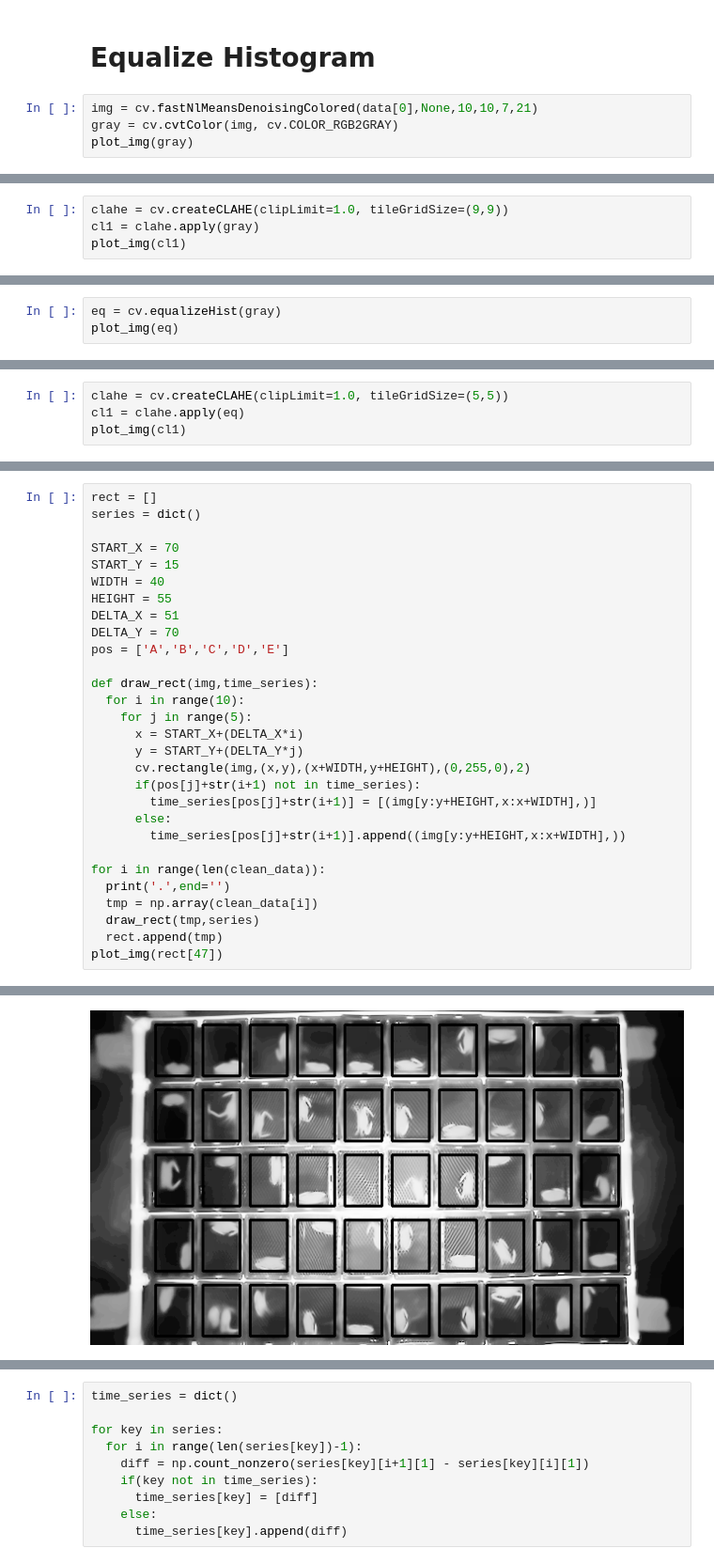
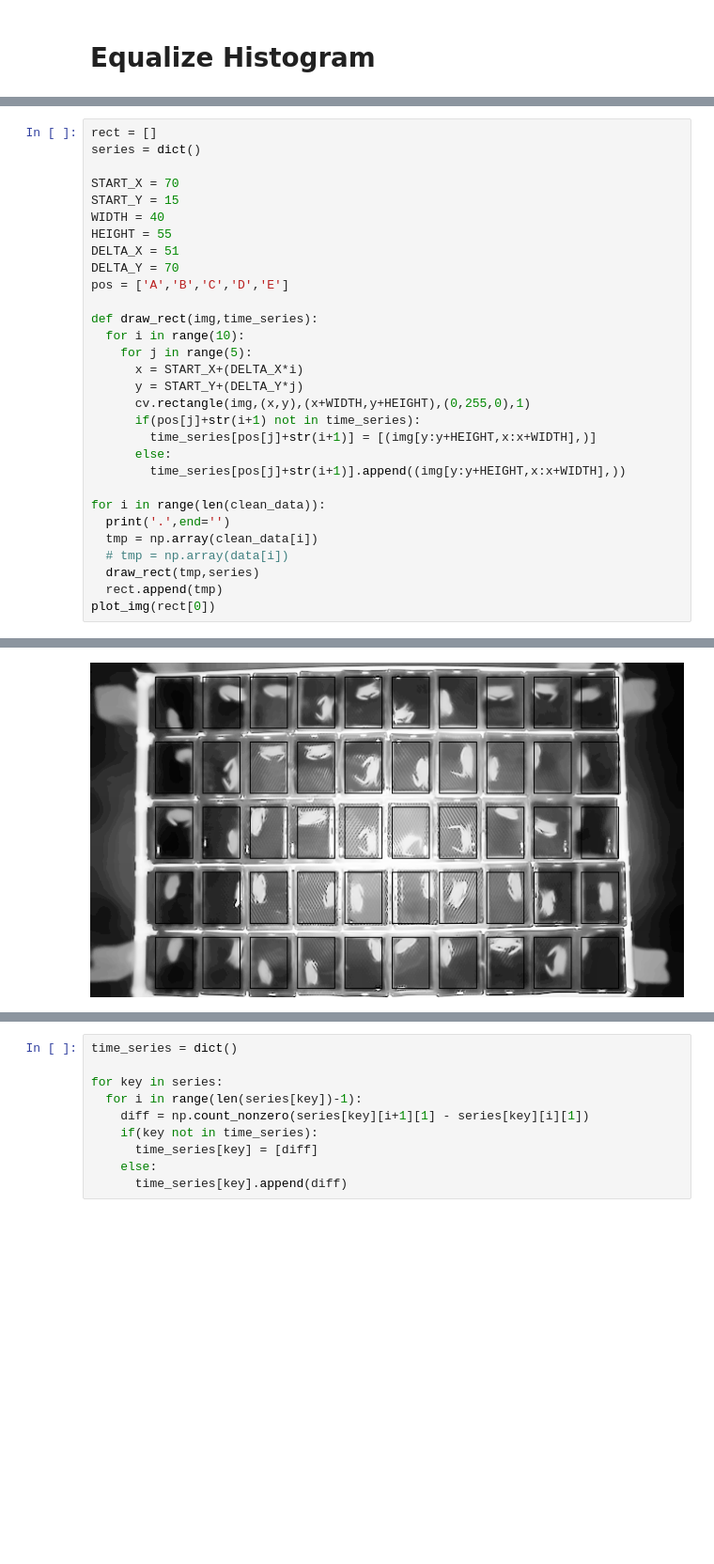
Before and after one commit to PattarapornH/Crab-Molting-Detection, a Jupyter notebook: Molting_crab_tracker.ipynb, the cells around one changed output, grey strips where cells are left out. Shown: that part at 94% size. Cells and saved outputs as stored; diff of their text form; blank space fills up the shorter version.

```diff
--- a/Molting_crab_tracker.ipynb
+++ b/Molting_crab_tracker.ipynb
@@ -65,7 +66,3 @@ data[0].shape
 (360, 640, 3)
 # %% [markdown]
 # Equalize Histogram
-# %%
-img = cv.fastNlMeansDenoisingColored(data[0],None,10,10,7,21)
-gray = cv.cvtColor(img, cv.COLOR_RGB2GRAY)
-plot_img(gray)
@@ -74,4 +68,0 @@ plot_img(gray)
-# %%
-clahe = cv.createCLAHE(clipLimit=1.0, tileGridSize=(9,9))
-cl1 = clahe.apply(gray)
-plot_img(cl1)
@@ -84,3 +68,0 @@ _ = plt.hist(gray.flatten(),bins = 255)
-# %%
-eq = cv.equalizeHist(gray)
-plot_img(eq)
@@ -93,4 +68,0 @@ eq.shape
-# %%
-clahe = cv.createCLAHE(clipLimit=1.0, tileGridSize=(5,5))
-cl1 = clahe.apply(eq)
-plot_img(cl1)
@@ -131,7 +105,7 @@ def draw_rect(img,time_series):
     for j in range(5):
       x = START_X+(DELTA_X*i)
       y = START_Y+(DELTA_Y*j)
-      cv.rectangle(img,(x,y),(x+WIDTH,y+HEIGHT),(0,255,0),2)
+      cv.rectangle(img,(x,y),(x+WIDTH,y+HEIGHT),(0,255,0),1)
       if(pos[j]+str(i+1) not in time_series):
         time_series[pos[j]+str(i+1)] = [(img[y:y+HEIGHT,x:x+WIDTH],)]
       else:
@@ -140,7 +114,8 @@ def draw_rect(img,time_series):
 for i in range(len(clean_data)):
   print('.',end='')
   tmp = np.array(clean_data[i])
+  # tmp = np.array(data[i])
   draw_rect(tmp,series)
   rect.append(tmp)
-plot_img(rect[47])
+plot_img(rect[0])
 # %% [output]
@@ -148 +123 @@ plot_img(rect[47])
-[figure, old version]
+[figure, new version]
```
Also changed, not shown: parts of 33 cells of this notebook.
